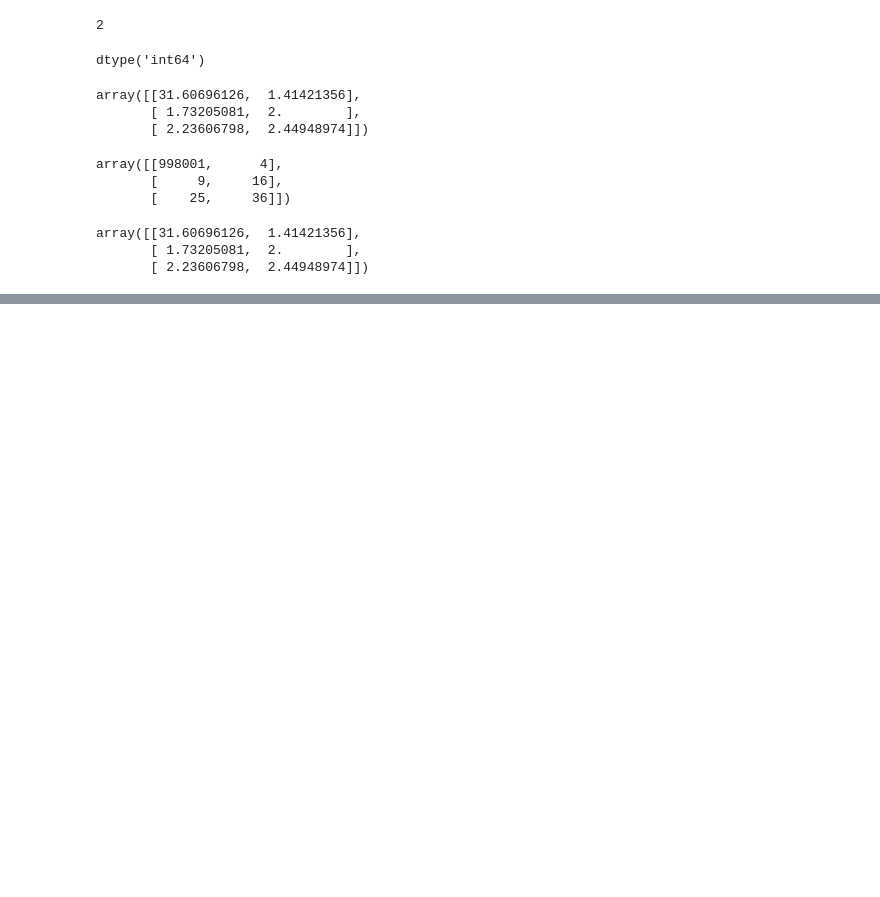
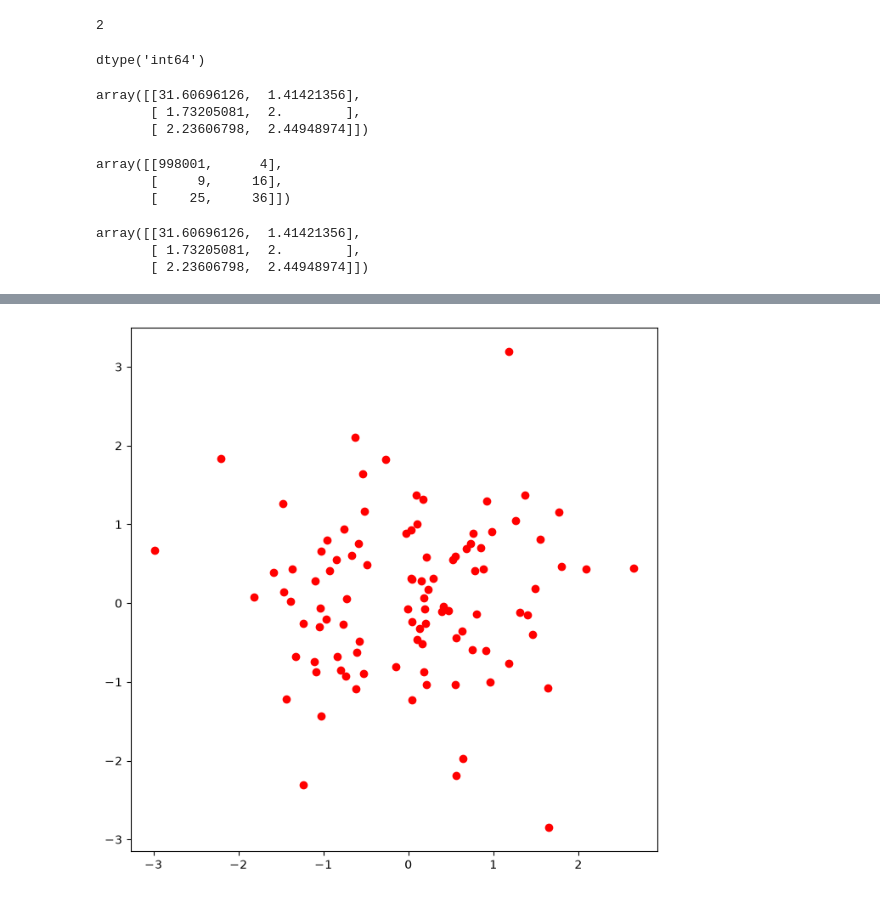
Before and after one commit to left2001/chapter2islp, a Jupyter notebook: chapter2.ipynb, the cells around one changed output, grey strips where cells are left out. Drawn from its saved outputs; the diff is of its cells as text; code cells hidden in the pictures; blank space fills up the shorter version.

```diff
--- a/chapter2.ipynb
+++ b/chapter2.ipynb
@@ -216,0 +358,5 @@ array([[31.60696126,  1.41421356],
+# %%
+fig,ax=plt.subplots(figsize=(8,8))
+ax.scatter(x,y,marker='o',color='red',label='Data points');#the semicolon (;) at the end of the line suppresses the output of the last line in a Jupyter notebook cell
+# %% [output]
+[figure, added]
```
Also changed, not shown: parts of 22 cells of this notebook.
